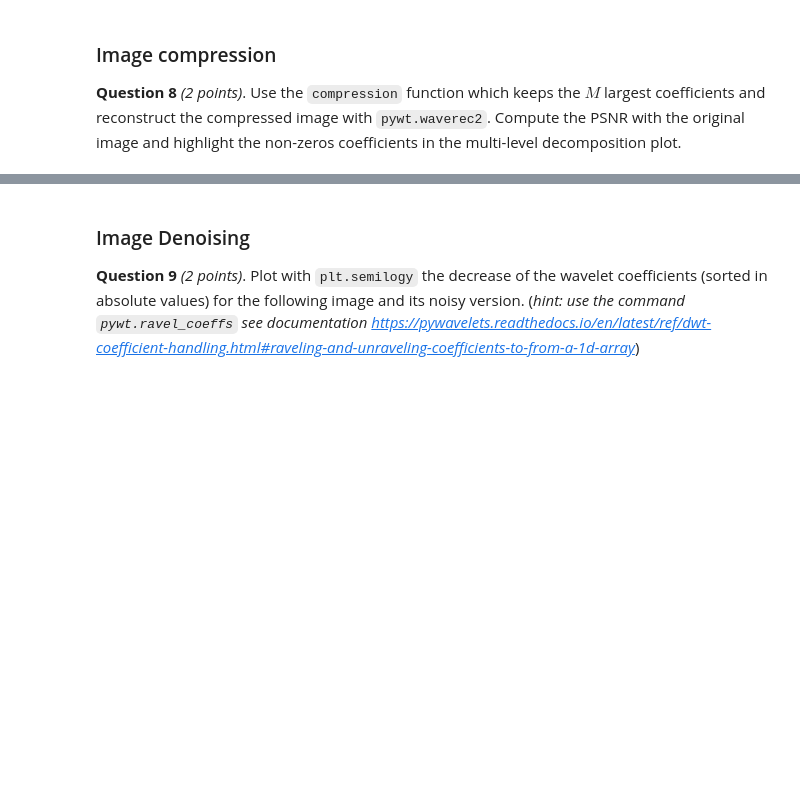
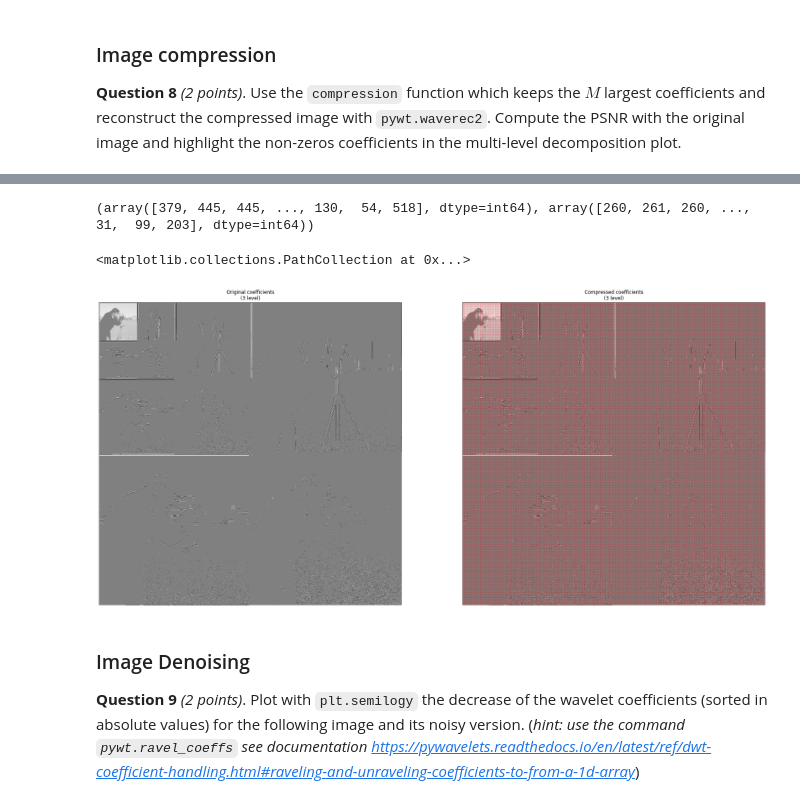
Before and after one commit to onyd/wavelet, a Jupyter notebook: Lab_session_2.ipynb, the cells around one changed output, grey strips where cells are left out. Drawn from its saved outputs; the diff is of its cells as text; code cells hidden in the pictures; blank space fills up the shorter version.

Commit message:
add: complete Q8(strange zeroed highlights) + begin q10

```diff
--- a/Lab_session_2.ipynb
+++ b/Lab_session_2.ipynb
@@ -468,3 +459,35 @@ PSNR: 136.6800654769657
+# %%
+# Multilevel decomposition
+level = 3
+c = pywt.wavedec2(img, wavelet=w, mode="zero", level=level)
+c[0] /= np.abs(c[0]).max()
+for detail_level in range(level):
+    c[detail_level + 1] = [d / np.abs(d).max() for d in c[detail_level + 1]]
+arr, slices = pywt.coeffs_to_array(c)
+flatten = np.ravel(arr)
+
+s = np.argsort(np.abs(flatten[1:])) + 1 # give indices in increasing order in absolute value !
+for i in s[:-M]:
+    flatten[i] = 0.0 # set to 0 everything but the M bigger elements
+compressed = flatten.reshape(arr.shape)
+
+# Show coefs and highlights the zeroed coeffs
+fig, axs = plt.subplots(1, 2, figsize=(30, 15))
+axs[0].set_title(f'Original coefficients\n({level} level)')
+axs[0].set_axis_off()
+axs[0].imshow(arr, cmap=plt.cm.gray)
+
+axs[1].set_title(f'Compressed coefficients\n({level} level)')
+axs[1].set_axis_off()
+axs[1].imshow(compressed, cmap=plt.cm.gray)
+
+zeroed = np.unravel_index(s, arr.shape)
+print(zeroed)
+axs[1].scatter(zeroed[1], zeroed[0], color='r', s=0.01)
+# %% [output]
+(array([379, 445, 445, ..., 130,  54, 518], dtype=int64), array([260, 261, 260, ...,  31,  99, 203], dtype=int64))
+<matplotlib.collections.PathCollection at 0x...>
+[figure, added]
 # %% [markdown]
 ### Image Denoising
 
```
Also changed, not shown: parts of 12 cells of this notebook.
